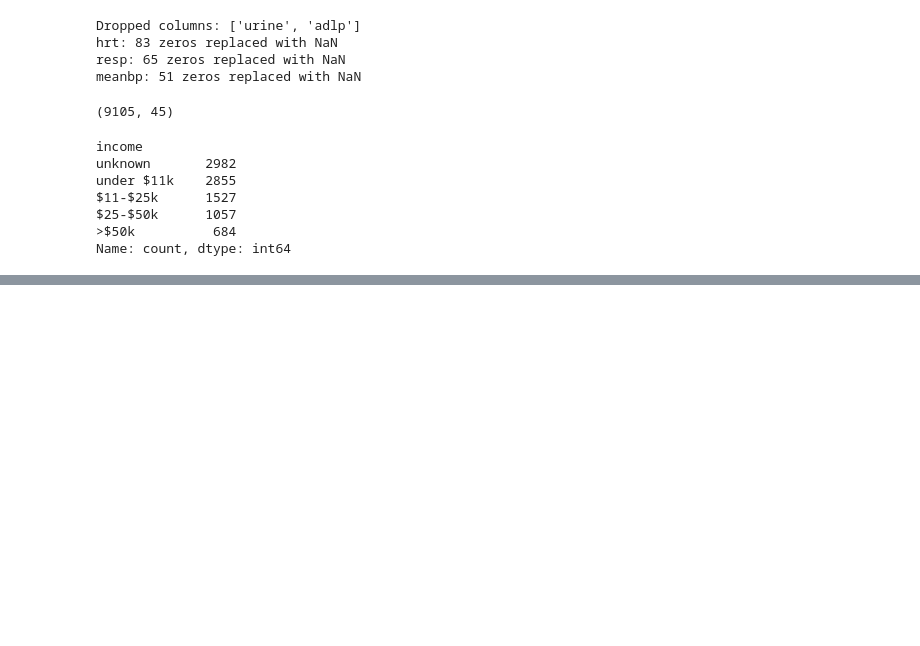
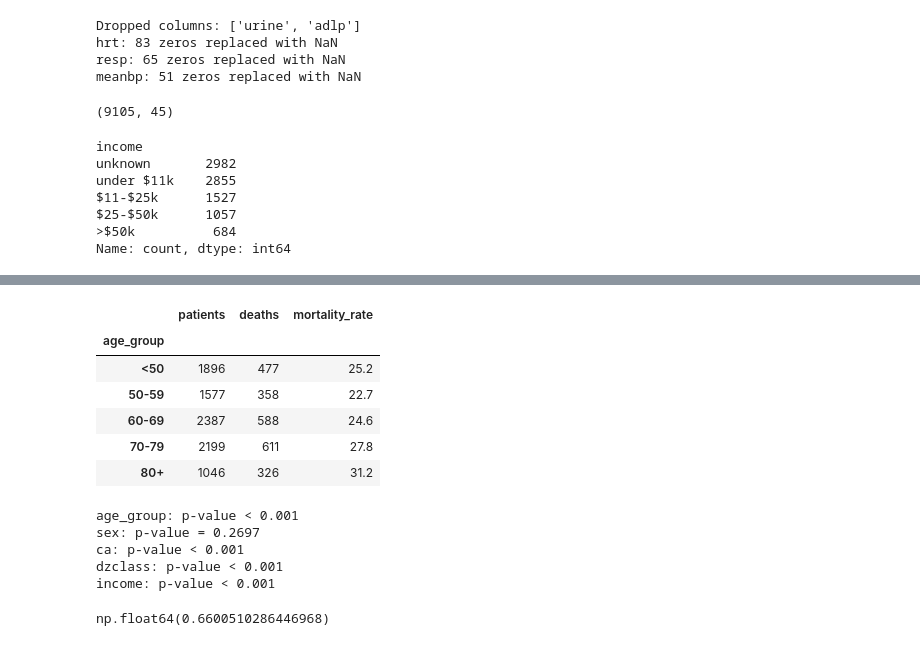
Before and after one commit to HamidMardani78/mortality-analysis, a Jupyter notebook: 01_exploration.ipynb, the cells around one changed output, grey strips where cells are left out. Saved outputs shown, nothing was run; the diff lists cells and outputs as text; code cells hidden in the pictures; blank space fills up the shorter version.

```diff
--- a/01_exploration.ipynb
+++ b/01_exploration.ipynb
@@ -137,0 +172,31 @@ Name: count, dtype: int64
+# %%
+from src.analysis import add_age_group, chi_square_test
+
+df_clean = add_age_group(df_clean)
+mortality_by_group(df_clean, "age_group").sort_index()
+# %% [output]
+|  | patients | deaths | mortality_rate |
+| age_group |  |  |  |
+| <50 | 1896 | 477 | 25.2 |
+| 50-59 | 1577 | 358 | 22.7 |
+| 60-69 | 2387 | 588 | 24.6 |
+| 70-79 | 2199 | 611 | 27.8 |
+| 80+ | 1046 | 326 | 31.2 |
+# %%
+for col in ["age_group", "sex", "ca", "dzclass", "income"]:
+    p = chi_square_test(df_clean, col)
+    if p < 0.001:
+        print(f"{col}: p-value < 0.001")
+    else:
+        print(f"{col}: p-value = {p:.4f}")
+# %% [output]
+age_group: p-value < 0.001
+sex: p-value = 0.2697
+ca: p-value < 0.001
+dzclass: p-value < 0.001
+income: p-value < 0.001
+# %%
+known_income = df_clean[df_clean["income"] != "unknown"]
+chi_square_test(known_income, "income")
+# %% [output]
+np.float64(0.6600510286446968)
```
Also changed, not shown: parts of 4 cells of this notebook.
